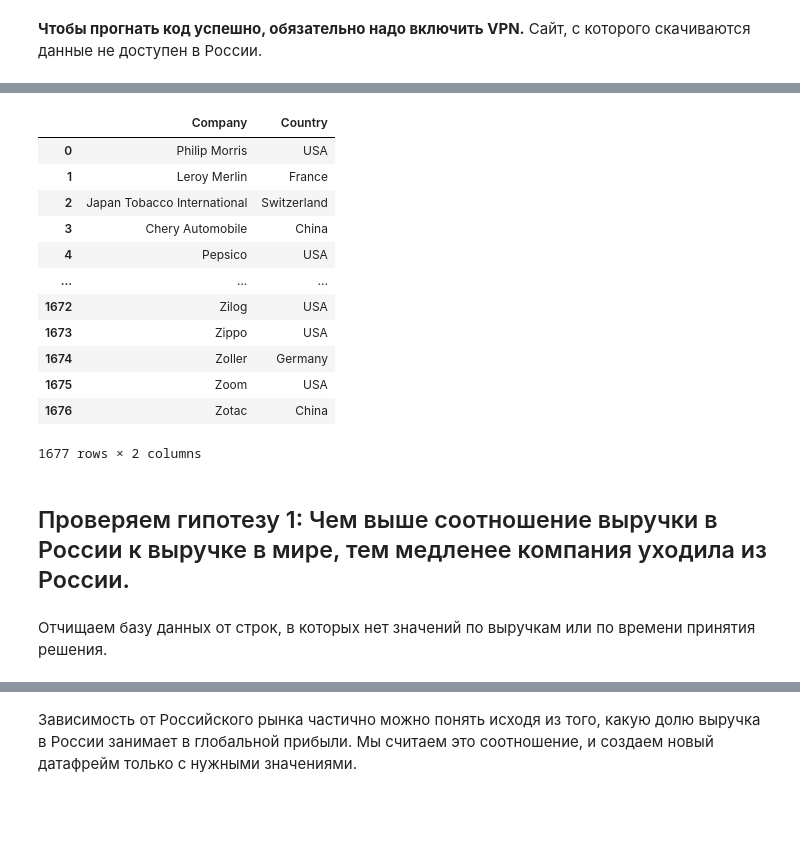
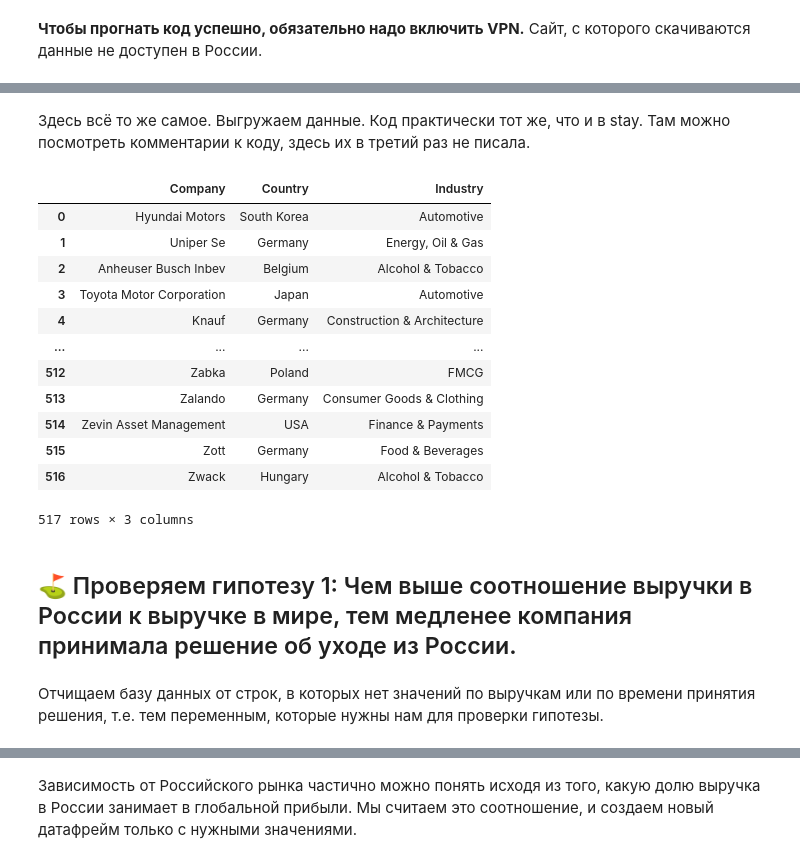
Before and after one commit to Maria-Hihi-Haha/The-Great-Exit, a Jupyter notebook: Great_Exit.ipynb, the cells around one changed output, grey strips where cells are left out. Cells and saved outputs as stored; diff of their text form; code cells hidden in the pictures; blank space fills up the shorter version.

```diff
--- a/Great_Exit.ipynb
+++ b/Great_Exit.ipynb
@@ -182 +316,3 @@ exit_df
+# %% [markdown]
+Здесь всё то же самое. Выгружаем данные. Код практически тот же, что и в stay. Там можно посмотреть комментарии к коду, здесь их в третий раз не писала.
 # %%
@@ -201,85 +339,71 @@ from bs4 import BeautifulSoup
 import pandas as pd
 
 # Base URL of the webpage
-base_url = 'https://leave-russia.org/staying-companies'
-ajax_url = 'https://leave-russia.org/staying-companies?event=ajax&action=ArticleList.displayCache.1079&page='
+base_url = 'https://leave-russia.org/leaving-companies'
+ajax_url = 'https://leave-russia.org/leaving-companies?event=ajax&action=ArticleList.displayCache.1079&page='
 
 # Function to get company details from a page
 def get_companies_from_page(soup):
-    company_elements = soup.find_all('div', class_='card continue stay')
+    company_elements = soup.find_all('div', class_='card withdrawal leave')
     company_details = []
     for element in company_elements:
         data_link = element.get('data-link')
         if data_link:
-            # Extract the company name from the data-link attribute
-            company_name = data_link.split('/')[-1].title()  # The company name is the last part of the URL
+            company_name = data_link.split('/')[-1].title()
             company_name = company_name.replace('-', " ")
 
-            # Extract the country from the title attribute
             country_tag = element.find('a', class_='cshort')
             if country_tag and 'title' in country_tag.attrs:
                 country = country_tag['title']
             else:
                 country = None
 
-            # Add the details to the list
-            company_details.append({'Company': company_name, 'Country': country})
+            industry_tag = element.find('div', class_='label industry')
+            if industry_tag:
+                industry = industry_tag.a.text.strip()
+            else:
+                industry = None
+
+            company_details.append({'Company': company_name, 'Country': country, 'Industry': industry})
     return company_details
 
-# Initial request to fetch the first page
+
 response = requests.get(base_url)
 html_content = response.content
 soup = BeautifulSoup(html_content, 'html.parser')
-
-# Extract initial company details
 all_company_details = get_companies_from_page(soup)
-
-# Start iterating over the AJAX pages
-page_number = 1
+page_number = 5
 while True:
-    # Construct the AJAX URL for the next page
     ajax_page_url = ajax_url + str(page_number)
     response = requests.get(ajax_page_url)
-
-    # Check if the response is empty or no new companies are loaded
-    if response.status_code != 200 or not response.content.strip():
+    if response.status_code!= 200 or not response.content.strip():
         break
-
-    # Parse the new HTML content
     soup = BeautifulSoup(response.content, 'html.parser')
-
-    # Extract company details from this page
     new_company_details = get_companies_from_page(soup)
 
-    # If no new companies are found, stop the loop
     if not new_company_details:
         break
-
-    # Add new companies to the list
     all_company_details.extend(new_company_details)
-
-    # Move to the next page
     page_number += 1
 
-# Create a DataFrame from the list of dictionaries
-stay = pd.DataFrame(all_company_details)
-stay
+withdrawal = pd.DataFrame(all_company_details)
+withdrawal
 # %% [output]
-|  | Company | Country |
-| 0 | Philip Morris | USA |
-| 1 | Leroy Merlin | France |
-| 2 | Japan Tobacco International | Switzerland |
-| 3 | Chery Automobile | China |
-| 4 | Pepsico | USA |
-| ... | ... | ... |
-| 1672 | Zilog | USA |
-| 1673 | Zippo | USA |
-| 1674 | Zoller | Germany |
-| 1675 | Zoom | USA |
-| 1676 | Zotac | China |
+|  | Company | Country | Industry |
+| 0 | Hyundai Motors | South Korea | Automotive |
+| 1 | Uniper Se | Germany | Energy, Oil & Gas |
+| 2 | Anheuser Busch Inbev | Belgium | Alcohol & Tobacco |
+| 3 | Toyota Motor Corporation | Japan | Automotive |
+| 4 | Knauf | Germany | Construction & Architecture |
+| ... | ... | ... | ... |
+| 512 | Zabka | Poland | FMCG |
+| 513 | Zalando | Germany | Consumer Goods & Clothing |
+| 514 | Zevin Asset Management | USA | Finance & Payments |
+| 515 | Zott | Germany | Food & Beverages |
+| 516 | Zwack | Hungary | Alcohol & Tobacco |
-1677 rows × 2 columns
+517 rows × 3 columns
 # %% [markdown]
-## Проверяем гипотезу 1: Чем выше соотношение выручки в России к выручке в мире, тем медленее компания уходила из России.
+## ⛳ Проверяем гипотезу 1: Чем выше соотношение выручки в России к выручке в мире, тем медленее компания принимала решение об уходе из России.
 # %% [markdown]
-Отчищаем базу данных от строк, в которых нет значений по выручкам или по времени принятия решения.
+Отчищаем базу данных от строк, в которых нет значений по выручкам или по времени принятия решения, т.е. тем переменным, которые нужны нам для проверки гипотезы.
 # %%
```
Also changed, not shown: parts of 56 cells of this notebook.
